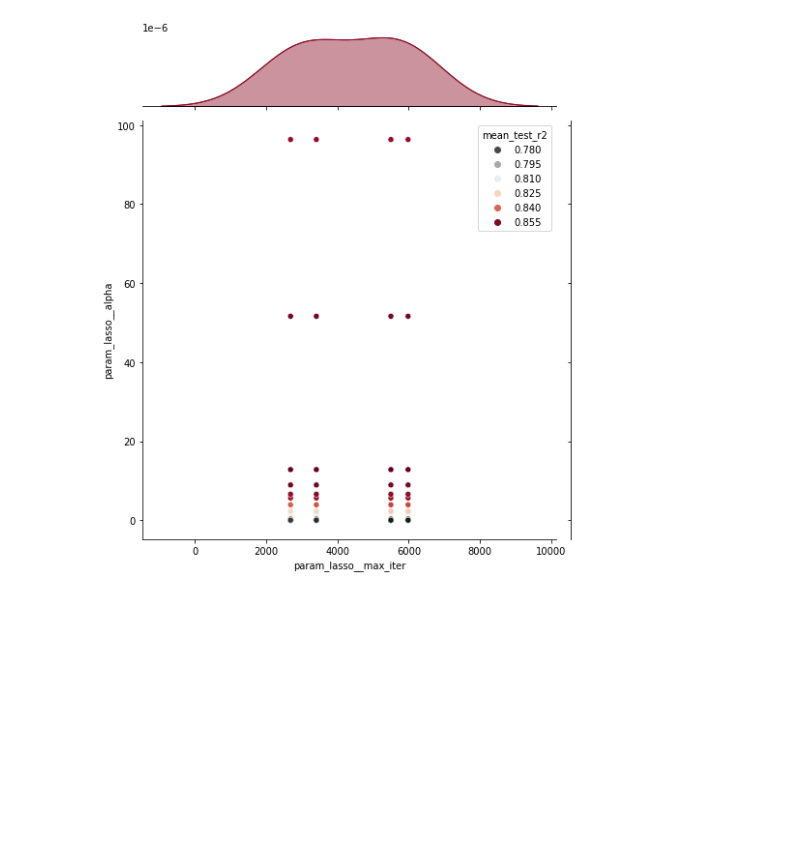
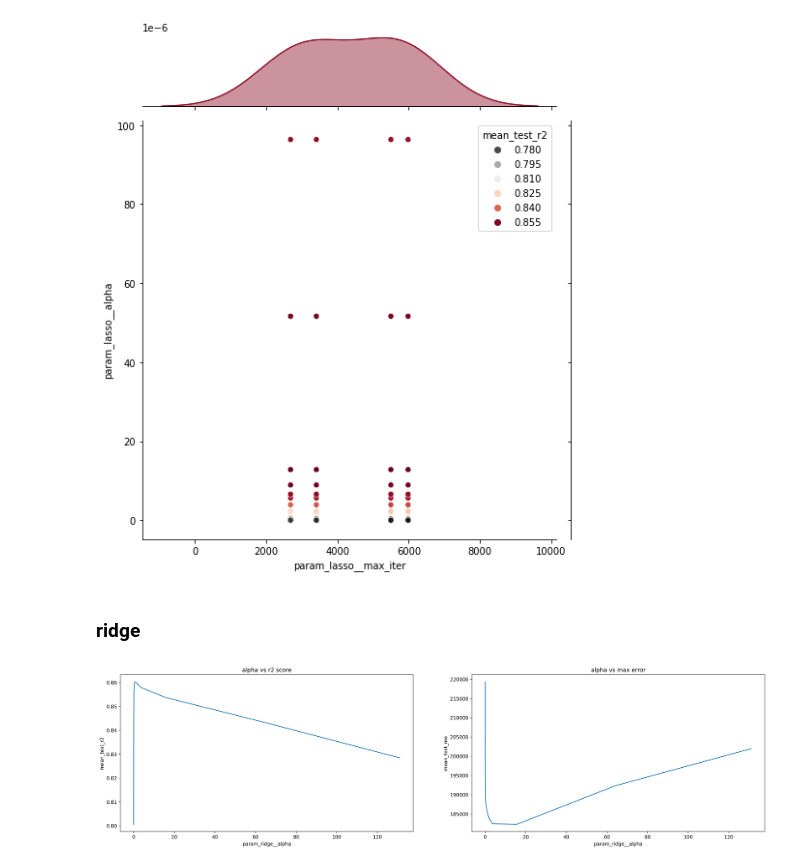
Before and after one commit to ashen007/HousePricePrediction, a Jupyter notebook: model/model tuning performance.ipynb, the cells around one changed output. Saved outputs shown, nothing was run; the diff lists cells and outputs as text; code cells hidden in the pictures; blank space fills up the shorter version.

Commit message:
analysis of hyper-parameter - ridge

```diff
--- a/model/model tuning performance.ipynb
+++ b/model/model tuning performance.ipynb
@@ -55,3 +57,21 @@ plt.show()
 # %% [output]
 <Figure size 3600x1800 with 0 Axes>
 [figure]
+# %% [markdown]
+### ridge
+# %%
+figure, axes = plt.subplots(nrows=1, ncols=2, figsize=[24, 6], dpi=300)
+sns.lineplot(x='param_ridge__alpha', y='mean_test_r2',
+             data=ridge[ridge['param_ridge__alpha'] < 1000][
+                 ['param_ridge__alpha', 'mean_test_r2']],
+             ax=axes[0])
+axes[0].set_title('alpha vs r2 score')
+sns.lineplot(x='param_ridge__alpha', y='mean_test_me',
+             data=ridge[ridge['param_ridge__alpha'] < 1000][
+                 ['param_ridge__alpha', 'mean_test_me']],
+             ax=axes[1])
+axes[1].set_title('alpha vs max error')
+plt.savefig('graphs/ridge_alpha.png')
+plt.show()
+# %% [output]
+[figure, added]
```
Also changed, not shown: parts of 3 cells of this notebook, 3 other files.
